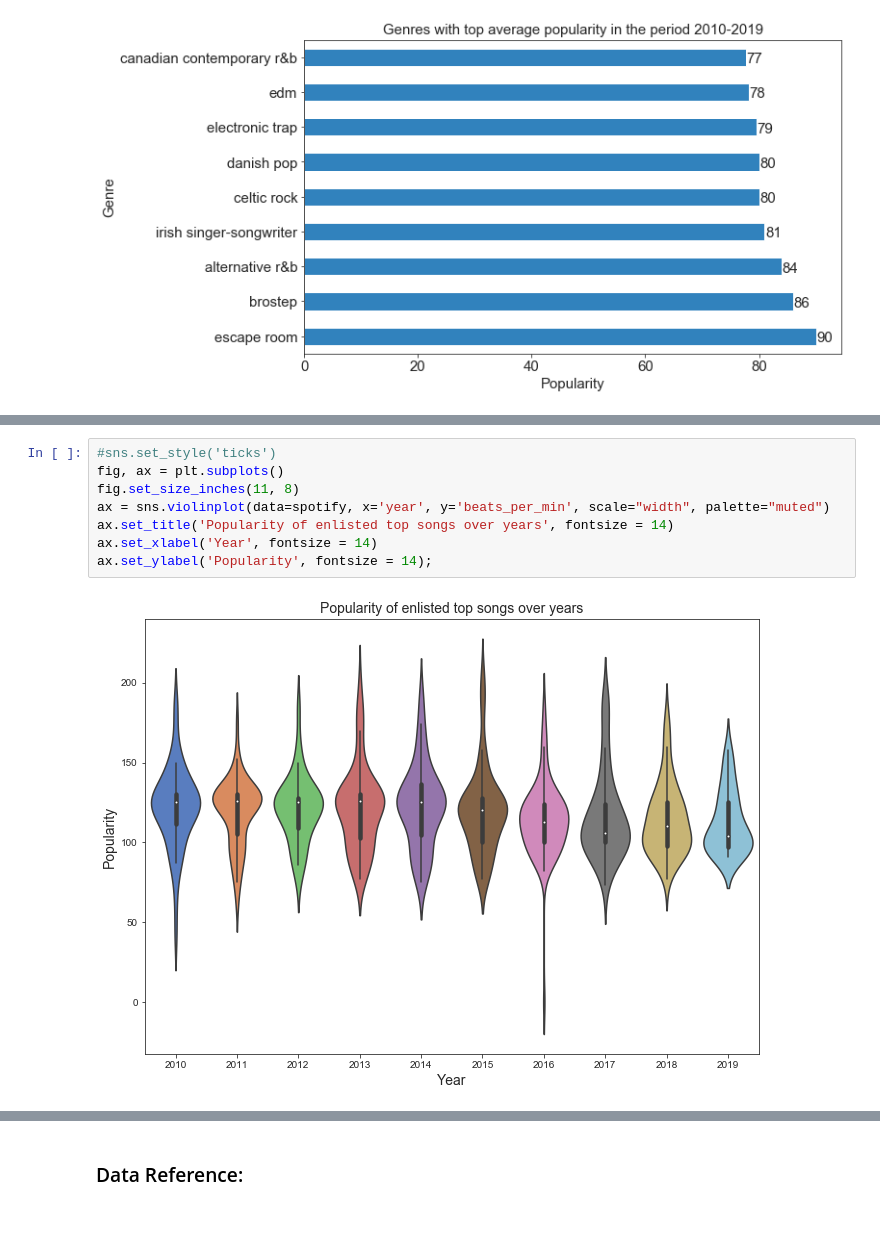
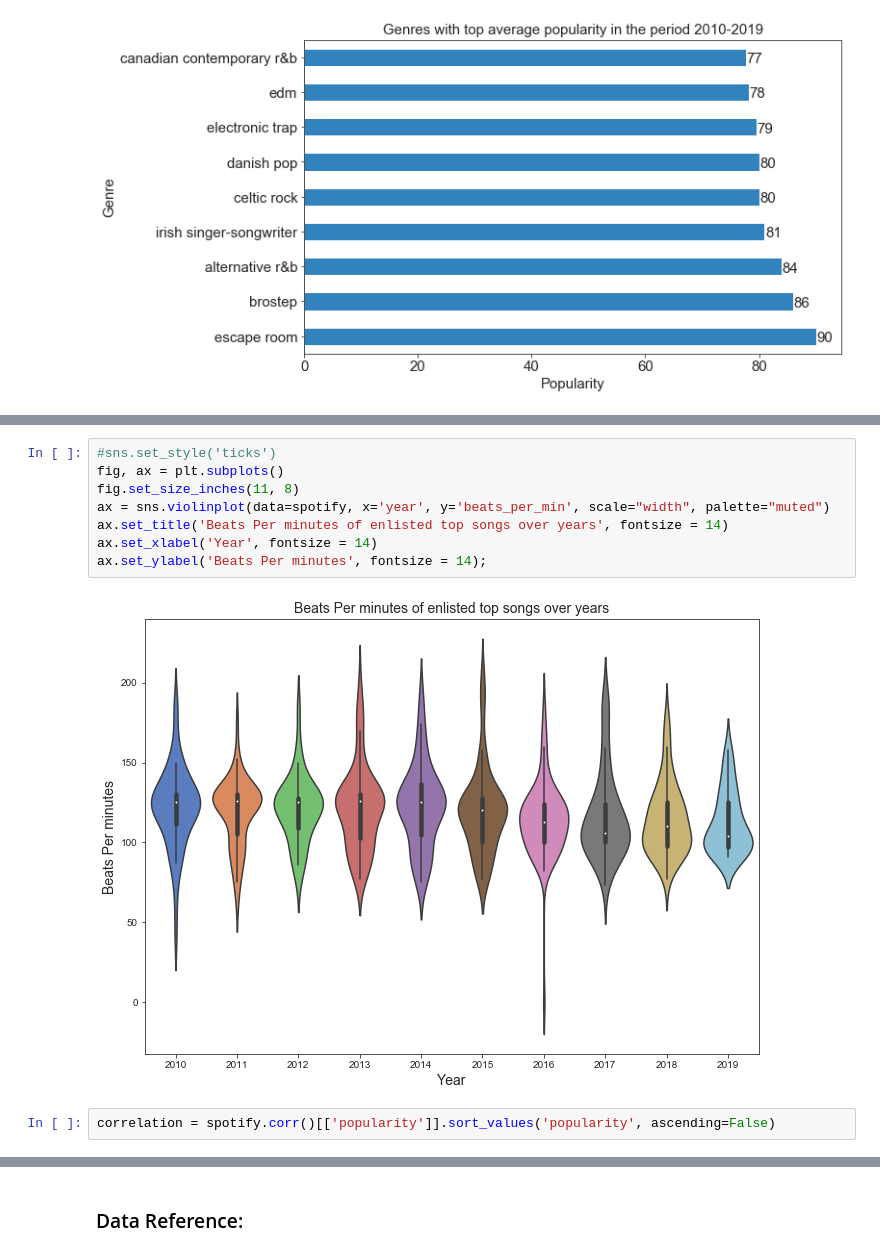
Before and after one commit to itssaifulhasan/spotify_data_eda, a Jupyter notebook: spotify_exploratory_data_analysis.ipynb, the cells around one changed output, grey strips where cells are left out. Drawn from its saved outputs; the diff is of its cells as text; blank space fills up the shorter version.

Commit message:
spotify

```diff
--- a/spotify_exploratory_data_analysis.ipynb
+++ b/spotify_exploratory_data_analysis.ipynb
@@ -309,10 +437,12 @@ ax.set_ylabel('Popularity', fontsize = 14);
 # %%
 #sns.set_style('ticks')
 fig, ax = plt.subplots()
 fig.set_size_inches(11, 8)
 ax = sns.violinplot(data=spotify, x='year', y='beats_per_min', scale="width", palette="muted")
-ax.set_title('Popularity of enlisted top songs over years', fontsize = 14)
+ax.set_title('Beats Per minutes of enlisted top songs over years', fontsize = 14)
 ax.set_xlabel('Year', fontsize = 14)
-ax.set_ylabel('Popularity', fontsize = 14);
+ax.set_ylabel('Beats Per minutes', fontsize = 14);
 # %% [output]
-[figure, old version]
+[figure, new version]
+# %%
+correlation = spotify.corr()[['popularity']].sort_values('popularity', ascending=False)
```
Also changed, not shown: parts of 35 cells of this notebook.
